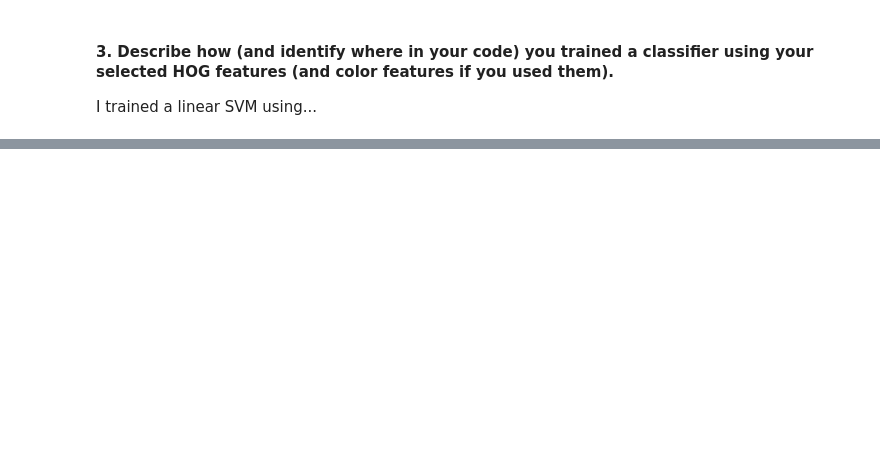
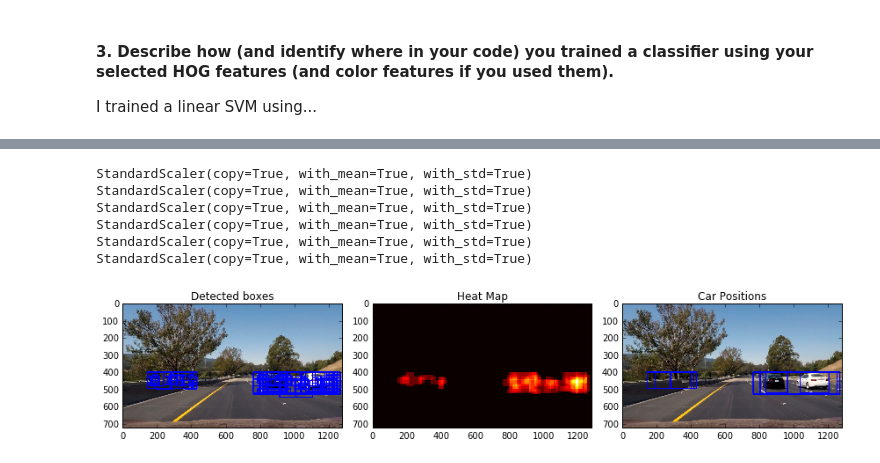
Before and after one commit to jasonhuh/CarND-Vehicle-Detection, a Jupyter notebook: CarND-Vehicle-Detection.ipynb, the cells around one changed output, grey strips where cells are left out. Saved outputs shown, nothing was run; the diff lists cells and outputs as text; code cells hidden in the pictures; blank space fills up the shorter version.

```diff
--- a/CarND-Vehicle-Detection.ipynb
+++ b/CarND-Vehicle-Detection.ipynb
@@ -172,0 +183,3 @@ For these 10 labels:  [ 0.  0.  0.  0.  0.  0.  0.  0.  1.  1.]
+# %%
+# Load test images
+test_images = VideoUtil.images_from_video('project_video.mp4')
@@ -172,0 +214,34 @@ For these 10 labels:  [ 0.  0.  0.  0.  0.  0.  0.  0.  1.  1.]
+# %%
+def visualize_find_cars(svc, X_scaler, original_img):
+    # Uncomment the following line if you extracted training
+    # data from .png images (scaled 0 to 1 by mpimg) and the
+    # image you are searching is a .jpg (scaled 0 to 255)
+    img = original_img.astype(np.float32)/255
+    ystart = 400
+    ystop = 656
+
+    box_list = []
+    for i in range(2, 8):
+        scale = i * 0.25 # scale: 0.5 ~ 1.5
+        boxes, _ = VehicleDetector.find_cars(img, ystart, ystop, scale, svc, X_scaler, \
+                orient=ORIENT, pix_per_cell=PIX_PER_CELL, cell_per_block=CELL_PER_BLOCK)
+        box_list = box_list + boxes
+    out_img, heatmap = VehicleDetector.apply_heat_map(original_img, box_list, 1)
+    boxes_img = ImageUtil.draw_boxes(original_img, box_list)
+
+    fig = plt.figure(figsize=(12, 36))
+    plt.subplot(131)
+    plt.imshow(boxes_img)
+    plt.title('Detected boxes')
+    plt.subplot(132)
+    plt.imshow(heatmap, cmap='hot')
+    plt.title('Heat Map')
+    plt.subplot(133)
+    plt.imshow(out_img)
+    plt.title('Car Positions')
+    fig.tight_layout()
+# %%
+for fname in glob.glob(TEST_IMAGES_PATH):
+    original_img = cv2.imread(fname)
+    original_img = cv2.cvtColor(original_img, cv2.COLOR_BGR2RGB)
+    visualize_find_cars(_svc, _X_scaler, original_img)
@@ -172,0 +272,15 @@ For these 10 labels:  [ 0.  0.  0.  0.  0.  0.  0.  0.  1.  1.]
+# %%
+#init_process_video()
+
+@interact
+def test_find_cars(images=fixed(test_images), i:(0, len(test_images) - 1)=960):
+    file, img = images[i]
+    visualize_find_cars(_svc, _X_scaler, original_img)
+# %% [output]
+StandardScaler(copy=True, with_mean=True, with_std=True)
+StandardScaler(copy=True, with_mean=True, with_std=True)
+StandardScaler(copy=True, with_mean=True, with_std=True)
+StandardScaler(copy=True, with_mean=True, with_std=True)
+StandardScaler(copy=True, with_mean=True, with_std=True)
+StandardScaler(copy=True, with_mean=True, with_std=True)
+[figure, added]
```
Also changed, not shown: parts of 18 cells of this notebook.
